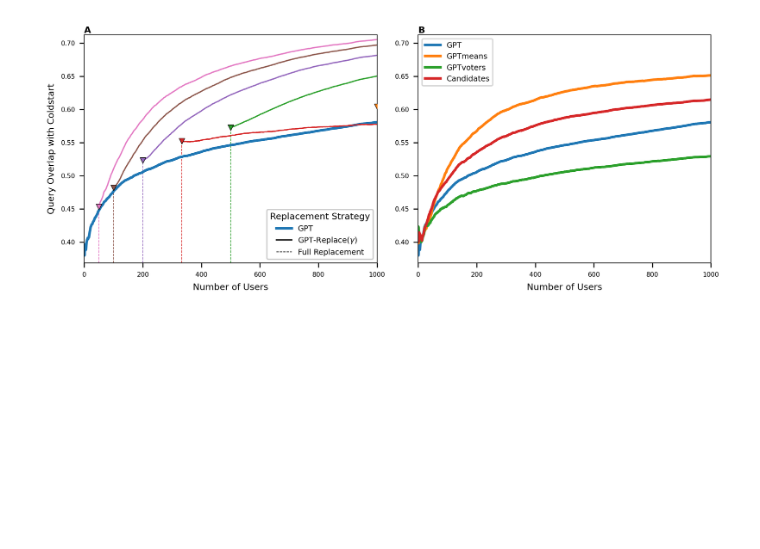
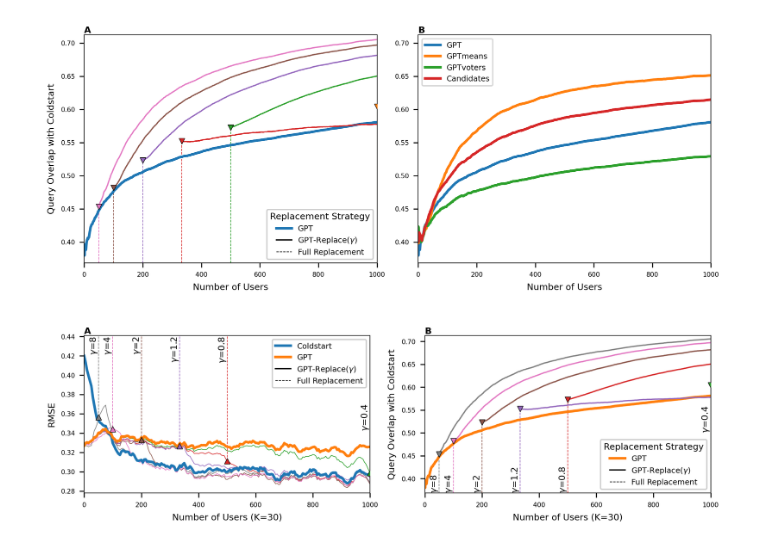
Before and after one commit to fsvbach/coldstart-paper, a Jupyter notebook: notebooks/8. Results: Simulation Results.ipynb, the cells around one changed output. Cells and saved outputs as stored; diff of their text form; code cells hidden in the pictures; blank space fills up the shorter version.

```diff
--- a/notebooks/8. Results: Simulation Results.ipynb
+++ b/notebooks/8. Results: Simulation Results.ipynb
@@ -497,7 +497,7 @@ black_line = mlines.Line2D([], [], color='black', linewidth=1, label=r'GPT-Repla
 dashed_line = mlines.Line2D([], [], color='black', linestyle='dashed', linewidth=0.5, label='Full Replacement')
 
 ratiosReplace.plot(ax=ax, lw=2)
-ylim = 0.97*data.min().min(), 1.01*ratiosReplace.max().max()
+ylim = 0.97*ratiosReplace.min().min(), 1.01*ratiosReplace.max().max()
 for i, start in enumerate(full_replacement):
     ax.scatter(start, ratiosReplace.iloc[int(start)-1, i+1], c=f'C{i+1}', marker='v', s=20, lw=.4, edgecolor='black', zorder=10)
     ax.plot([start]*2, [ylim[0], ratiosReplace.iloc[int(start)-1, i+1]], c=f'C{i+1}', ls='--', lw=.5, zorder=0)
@@ -535,3 +535,93 @@ fig.tight_layout()
 vis.savefig(fig, title='Simulation_Replacement_Overlap_Ratios', destinations=save_figures)
 # %% [output]
 [figure]
+# %%
+number_queries = 30
+forget_steps = [2, 4, 6, 10, 20, 40]
+
+identifiers = [
+['Coldstart', 'Uncertainty', f'{number_queries}Q', 'XPLORE', '5U', False],
+['GPT', 'Uncertainty', f'{number_queries}Q', 'XPLORE', '5U', False],
+]
+for forget_step in forget_steps:
+    for forget_max in [400]:
+        identifiers.append([f'GPT-Replace-{forget_max}-{forget_step}', 'Uncertainty', f'{number_queries}Q', 'XPLORE', '5U', False])
+
+fig, (ax1, ax) = plt.subplots(1,2, figsize=(vis.textwidth, 0.3*vis.textwidth))
+
+ratiosReplace.plot(ax=ax, lw=2)
+ylim = 0.97*ratiosReplace.min().min(), 1.01*ratiosReplace.max().max()
+
+fig, stats1 = plot_selection(identifiers, metric='RMSE', xmax=1000,  legend=True, figratio=0.6,lw=2, ax=ax1, ncols=2)
+stats1lim = pd.DataFrame(stats1).iloc[0]
+ymin, ymax = 0.98*stats1lim.apply(min).min(),1.05*stats1lim.apply(max).max()
+ax1.set(ylim=(ymin, ymax),
+        xlabel=f'Number of Users (K={number_queries})')
+fig.text(-0,1, 'A', va='bottom', ha='left', weight='bold', transform=ax1.transAxes)
+fig.text(-0,1, 'B', va='bottom', ha='left', weight='bold', transform=ax.transAxes)
+
+color = 'black'
+blue_line = mlines.Line2D([], [], color='C0', linewidth=2, label='Coldstart')
+orange_line = mlines.Line2D([], [], color='C1', linewidth=2, label='GPT')
+black_line = mlines.Line2D([], [], color=color, linewidth=1, label=r'GPT-Replace($\gamma$)')
+dashed_line = mlines.Line2D([], [], color=color, linestyle='dashed', linewidth=0.5, label='Full Replacement')
+
+lines = ax1.get_lines()
+# lines[0].set_color('black')
+# lines[1].set_color('black')
+for j, line in enumerate(lines[2:]):
+        # line.set_color('black')
+        line.set_linestyle(['-','-'][i % 2])
+        line.set_linewidth(0.5)
+        line.set_zorder(0)
+
+ylocs = [0.44, 0.24]
+yloc2 = [0.37, 0.5]
+orients = ['top', 'bottom']
+markers = [ '^','v']
+for j, forget_step in enumerate(forget_steps):
+        yloc = ylocs[0] if forget_step != 2 else yloc2[0]
+        x_target = 400/forget_step*5
+        ax1.text(x_target, yloc, rf'$\gamma$={forget_step/5:.1f}'.rstrip('0').rstrip('.'), rotation='vertical', va=orients[0], ha='right')
+        ax.text(x_target, ylim[0] if forget_step != 2 else yloc2[1], rf'$\gamma$={forget_step/5:.1f}'.rstrip('0').rstrip('.'), rotation='vertical', va=orients[1], ha='right')
+        ### Add a dot
+        x_data, y_data = lines[j+2].get_data()
+        y_target = np.interp(x_target, x_data, y_data)
+        ax1.scatter(x_target, y_target, color=f'C{j+2}', marker=markers[0], s=20, lw=.4,edgecolor='black', zorder=10)
+        ax1.plot([400/forget_step*5]*2, [yloc, y_target], color=f'C{j+2}',ls='--', lw=0.5, zorder=0)
+
+leg = ax1.legend(handles=[blue_line, orange_line, black_line, dashed_line], loc='best', facecolor='w')
+leg.get_frame().set_alpha(1)
+
+
+colors = [f'C{i+1}' for i in range(6)]
+orange_line = mlines.Line2D([], [], color='C1', linewidth=2, label='GPT')
+# black_line = vis.MultiLineHandle(colors, r'GPT-Replace($\gamma$)')
+black_line = mlines.Line2D([], [], color='black', linewidth=1, label=r'GPT-Replace($\gamma$)')
+dashed_line = mlines.Line2D([], [], color='black', linestyle='dashed', linewidth=0.5, label='Full Replacement')
+
+
+for i, start in enumerate(full_replacement):
+    ax.scatter(start, ratiosReplace.iloc[int(start)-1, i+1], c=f'C{i+2}', marker='v', s=20, lw=.4, edgecolor='black', zorder=10)
+    ax.plot([start]*2, [ylim[0], ratiosReplace.iloc[int(start)-1, i+1]], c=f'C{i+2}', ls='--', lw=.5, zorder=0)
+    ax.get_lines()[i+1].set_linewidth(1)
+    ax.get_lines()[i+1].set_color(f'C{i+2}')
+ax.get_lines()[0].set_color('C1')
+
+# Create the legend with a handler map that maps MultiLineHandle to MultiLineHandler.
+leg = ax.legend(handles=[orange_line, black_line, dashed_line],
+                # handler_map={vis.MultiLineHandle: vis.MultiLineHandler()},
+                loc='best', facecolor='w', title='Replacement Strategy')
+leg.get_frame().set_alpha(1)
+
+
+ax.set(ylim=ylim,
+        xlim=(0,1000),
+        xlabel='Number of Users (K=30)',
+        ylabel='Query Overlap with Coldstart',
+        )
+
+fig.tight_layout()
+vis.savefig(fig, title=f'Simulation_Replacement_Overlap', destinations=save_figures)
+# %% [output]
+[figure, added]
```
Also changed, not shown: 11 other files.
